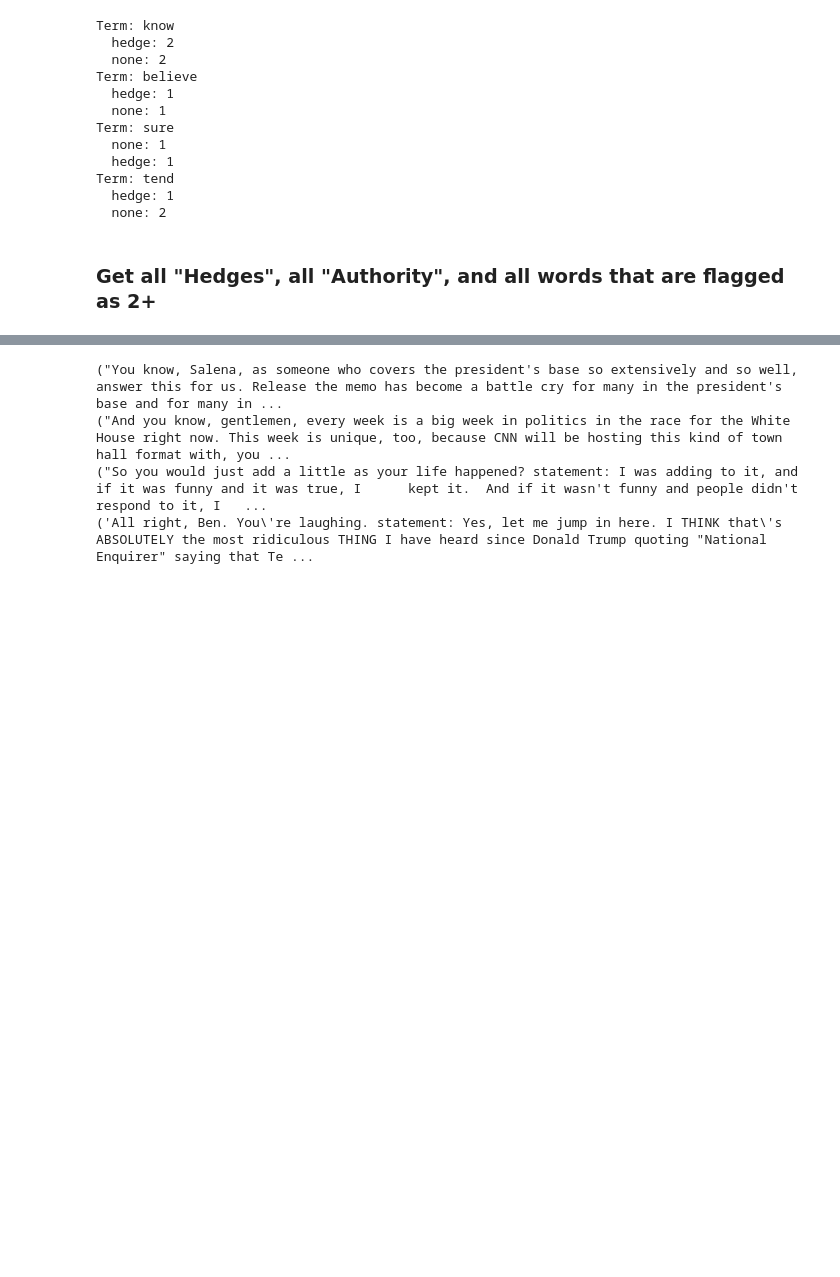
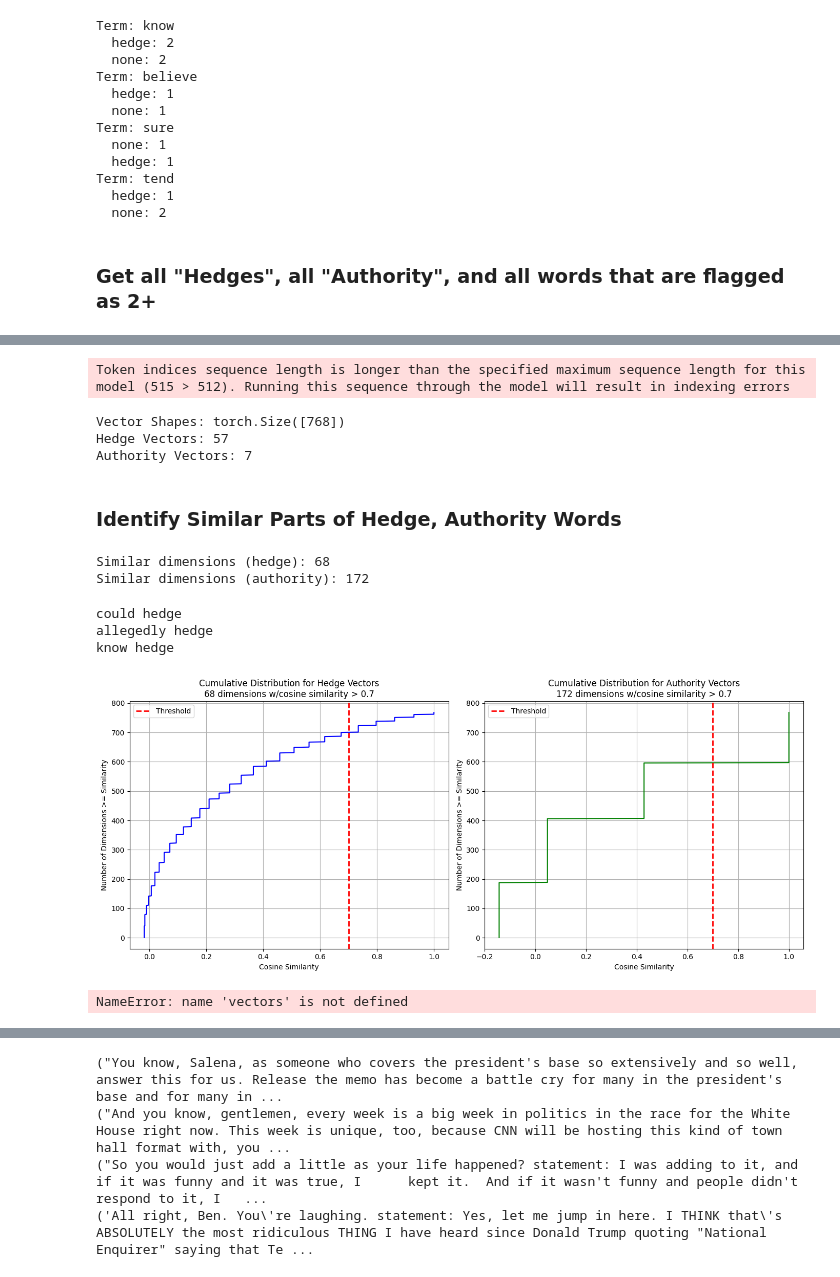
Before and after one commit to Houdanait/PoliticalTextandAttitudes, a Jupyter notebook: embedding_evaluation.ipynb, the cells around one changed output, grey strips where cells are left out. Drawn from its saved outputs; the diff is of its cells as text; code cells hidden in the pictures; blank space fills up the shorter version.

```diff
--- a/embedding_evaluation.ipynb
+++ b/embedding_evaluation.ipynb
@@ -288,0 +236,78 @@ Authority Vectors: 64
+# %%
+from util import get_category_vectors
+MAX_TOKENS = 512
+hedge_vectors_tuples = get_category_vectors(hedge_items, "hedge", model=model, tokenizer=tokenizer, max_tokens=MAX_TOKENS)
+authority_vectors_tuples = get_category_vectors(authority_items, "authority", model=model, tokenizer=tokenizer, max_tokens=MAX_TOKENS)
+print("Vector Shapes:", hedge_vectors_tuples[0][0].shape)
+print("Hedge Vectors:", len(hedge_vectors_tuples))
+print("Authority Vectors:", len(authority_vectors_tuples))
+# %% [output]
+Token indices sequence length is longer than the specified maximum sequence length for this model (515 > 512). Running this sequence through the model will result in indexing errors
+Vector Shapes: torch.Size([768])
+Hedge Vectors: 57
+Authority Vectors: 7
+# %% [markdown]
+### Identify Similar Parts of Hedge, Authority Words
+# %%
+from util import identify_similar_parts, extract_vectors_from_tuples
+threshold = 0.7
+
+# Extract vectors from the tuples
+hedge_vectors = extract_vectors_from_tuples(hedge_vectors_tuples)
+authority_vectors = extract_vectors_from_tuples(authority_vectors_tuples)
+
+# Identify similar parts for hedge vectors
+similar_dimensions_hedge, dimension_similarities_hedge = identify_similar_parts(hedge_vectors)
+print("Similar dimensions (hedge):", len(similar_dimensions_hedge))
+# Identify similar parts for authority vectors
+similar_dimensions_authority, dimension_similarities_authority = identify_similar_parts(authority_vectors)
+print("Similar dimensions (authority):", len(similar_dimensions_authority))
+# %% [output]
+Similar dimensions (hedge): 68
+Similar dimensions (authority): 172
+# %%
+for item in hedge_vectors_tuples[:3]:
+    print(item[1], item[2])
+# %% [output]
+could hedge
+allegedly hedge
+know hedge
+# %%
+import matplotlib.pyplot as plt
+from util_plotting import plot_cumulative_distribution
+
+# Create subplots
+fig, axes = plt.subplots(1, 2, figsize=(14, 6))
+
+# Plot cumulative distribution for hedge vectors
+plt.sca(axes[0])
+plot_cumulative_distribution(dimension_similarities_hedge, 'Cumulative Distribution for Hedge Vectors', 'blue', threshold)
+
+# Plot cumulative distribution for authority vectors
+plt.sca(axes[1])
+plot_cumulative_distribution(dimension_similarities_authority, 'Cumulative Distribution for Authority Vectors', 'green', threshold)
+
+plt.tight_layout()
+plt.show()
+# %% [output]
+[figure, added]
+# %%
+def find_similar_n_grams(example, model, hedge_vectors, similar_dimensions, threshold=0.5, n=1):
+
+    similar_words = []
+    for word in corpus:
+        if word in model:
+            word_vector = model[word]
+            similar_count = 0
+            for dim in similar_dimensions:
+                if word_vector[dim] > threshold:
+                    similar_count += 1
+            if similar_count / len(similar_dimensions) > threshold:
+                similar_words.append(word)
+    return similar_words
+
+corpus = ["list", "of", "words", "from", "the", "larger", "corpus"]
+similar_words = find_similar_words(corpus, model, vectors, similar_dimensions)
+print("Similar words:", similar_words)
+# %% [output]
+NameError: name 'vectors' is not defined
```
Also changed, not shown: parts of 14 cells of this notebook, 5 other files.
